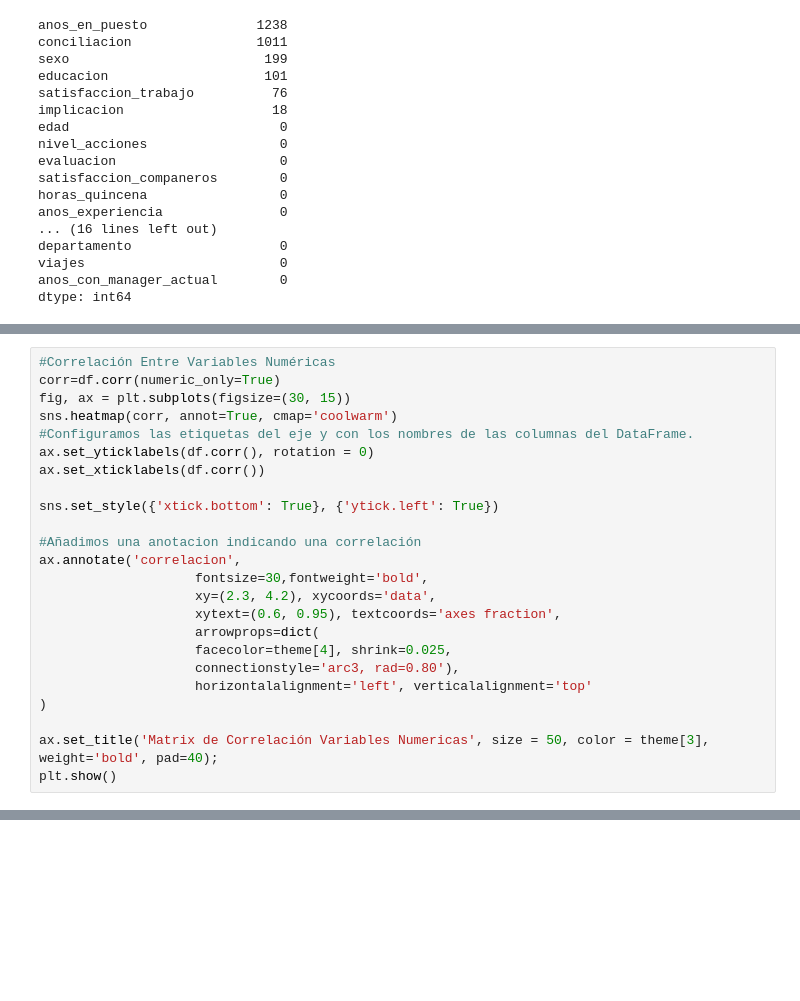
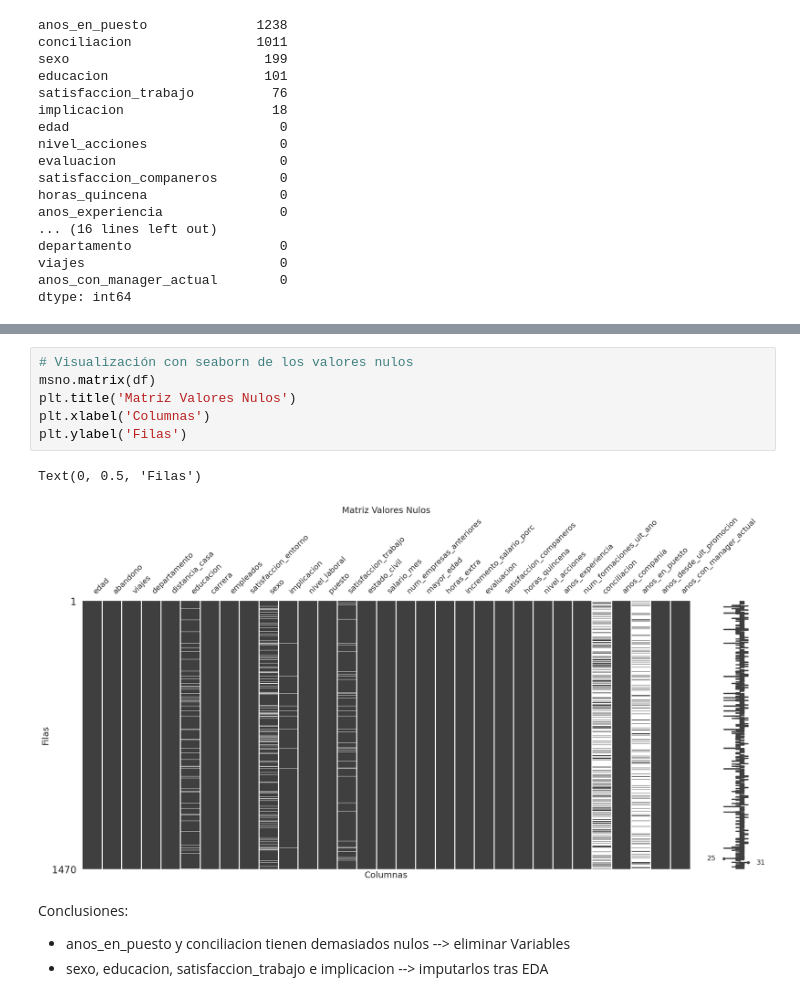
Before and after one commit to wilferalexander/Fuga_Empleados, a Jupyter notebook: Fuga_Empleados.ipynb, the cells around one changed output, grey strips where cells are left out. Drawn from its saved outputs; the diff is of its cells as text; blank space fills up the shorter version.

```diff
--- a/Fuga_Empleados.ipynb
+++ b/Fuga_Empleados.ipynb
@@ -174,24 +163,0 @@ dtype: int64
-# %%
-#Correlación Entre Variables Numéricas
-corr=df.corr(numeric_only=True)
-fig, ax = plt.subplots(figsize=(30, 15))
-sns.heatmap(corr, annot=True, cmap='coolwarm')
-#Configuramos las etiquetas del eje y con los nombres de las columnas del DataFrame.
-ax.set_yticklabels(df.corr(), rotation = 0)
-ax.set_xticklabels(df.corr())
-
-sns.set_style({'xtick.bottom': True}, {'ytick.left': True})
-
-#Añadimos una anotacion indicando una correlación
-ax.annotate('correlacion',
-                    fontsize=30,fontweight='bold',
-                    xy=(2.3, 4.2), xycoords='data',
-                    xytext=(0.6, 0.95), textcoords='axes fraction',
-                    arrowprops=dict(
-                    facecolor=theme[4], shrink=0.025,
-                    connectionstyle='arc3, rad=0.80'),
-                    horizontalalignment='left', verticalalignment='top'
-)
-
-ax.set_title('Matrix de Correlación Variables Numericas', size = 50, color = theme[3], weight='bold', pad=40);
-plt.show()
@@ -199,0 +164,14 @@ plt.show()
+# %%
+# Visualización con seaborn de los valores nulos
+msno.matrix(df)
+plt.title('Matriz Valores Nulos')
+plt.xlabel('Columnas')
+plt.ylabel('Filas')
+# %% [output]
+Text(0, 0.5, 'Filas')
+[figure, added]
+# %% [markdown]
+Conclusiones:
+
+* anos_en_puesto y conciliacion tienen demasiados nulos --> eliminar Variables
+* sexo, educacion, satisfaccion_trabajo e implicacion --> imputarlos tras EDA
```
Also changed, not shown: parts of 56 cells of this notebook.
